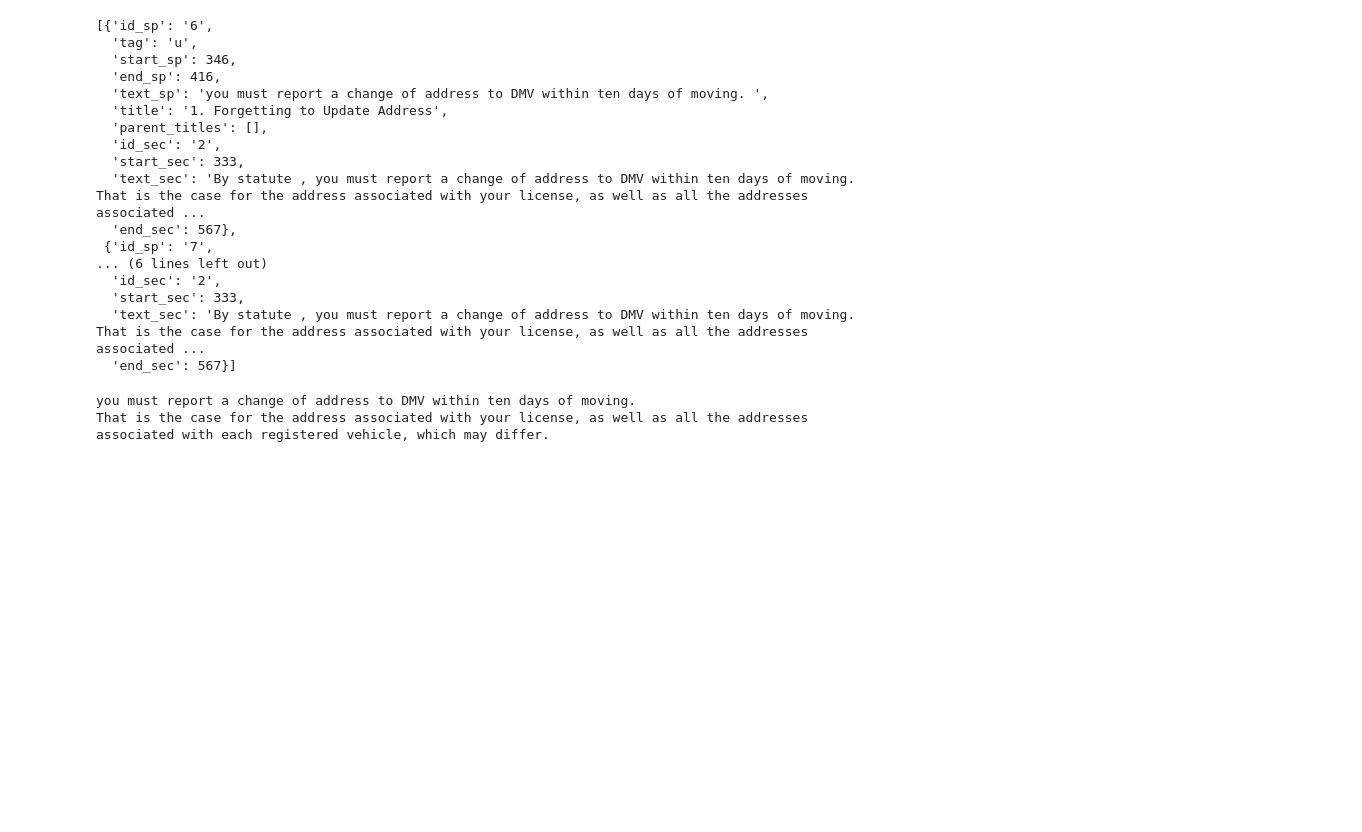
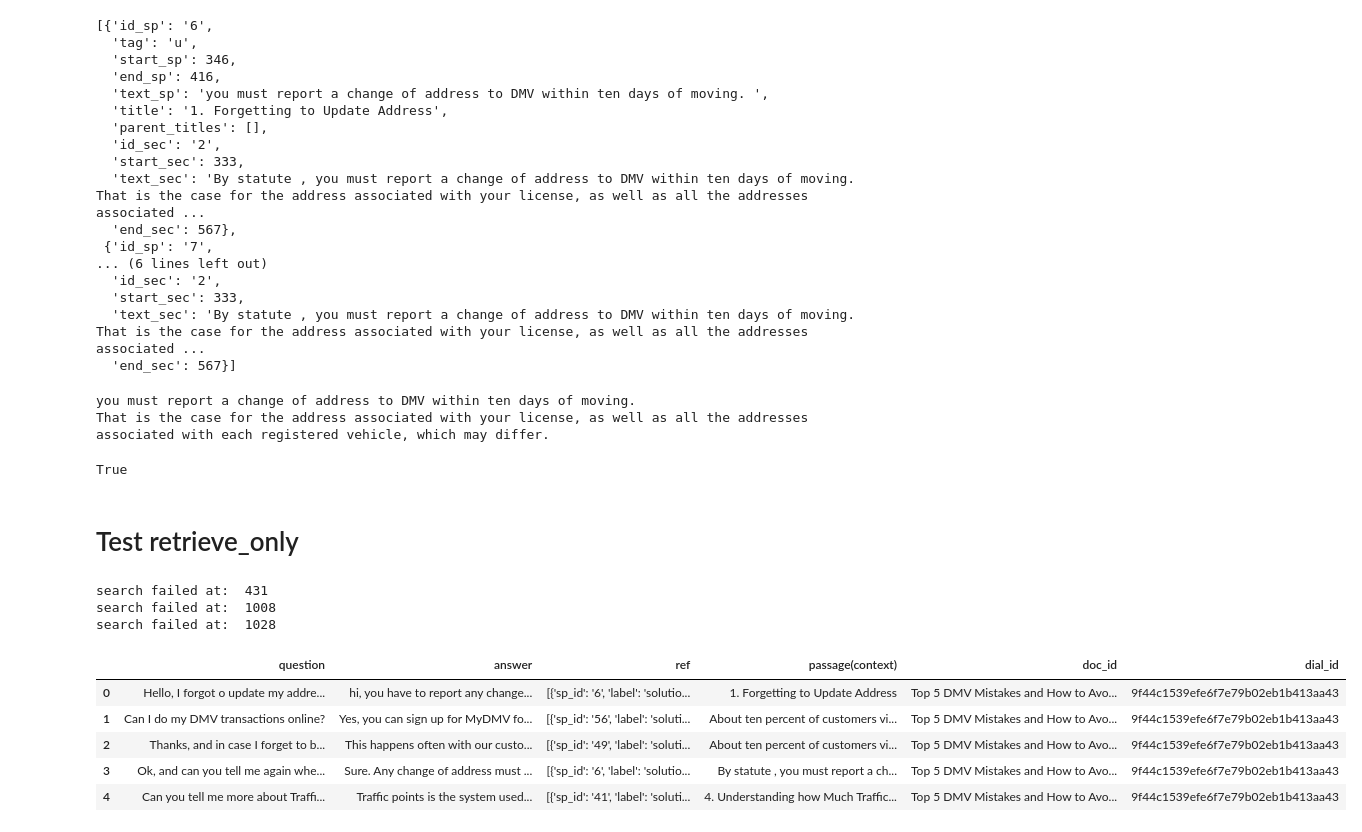
Before and after one commit to gong7788/Attributed-QA, a Jupyter notebook: playground.ipynb, the cells around one changed output. Cells and saved outputs as stored; diff of their text form; code cells hidden in the pictures; blank space fills up the shorter version.

```diff
--- a/playground.ipynb
+++ b/playground.ipynb
@@ -519,3 +519,10 @@ print('\n'.join(ref_list))
 # %% [output]
 you must report a change of address to DMV within ten days of moving.
 That is the case for the address associated with your license, as well as all the addresses associated with each registered vehicle, which may differ.
+# %%
+csv_file = 'data/doc2dial/qa_train_dmv.csv'
+'doc2dial' in csv_file
+# %% [output]
+True
+# %% [markdown]
+# Test retrieve_only
@@ -521,0 +531,16 @@ That is the case for the address associated with your license, as well as all th
+# %%
+data_path = 'data/doc2dial/qa_train_dmv.csv'
+result_df, failed_doc_ids = retrieve_only(data_path, cs=500, c_overlap=0, new_method=False)
+# %% [output]
+search failed at:  431
+search failed at:  1008
+search failed at:  1028
+# %%
+result_df.head()
+# %% [output]
+|  | question | answer | ref | passage(context) | doc_id | dial_id |
+| 0 | Hello, I forgot o update my addre... | hi, you have to report any change... | [{'sp_id': '6', 'label': 'solutio... | 1. Forgetting to Update Address | Top 5 DMV Mistakes and How to Avo... | 9f44c1539efe6f7e79b02eb1b413aa43 |
+| 1 | Can I do my DMV transactions online? | Yes, you can sign up for MyDMV fo... | [{'sp_id': '56', 'label': 'soluti... | About ten percent of customers vi... | Top 5 DMV Mistakes and How to Avo... | 9f44c1539efe6f7e79b02eb1b413aa43 |
+| 2 | Thanks, and in case I forget to b... | This happens often with our custo... | [{'sp_id': '49', 'label': 'soluti... | About ten percent of customers vi... | Top 5 DMV Mistakes and How to Avo... | 9f44c1539efe6f7e79b02eb1b413aa43 |
+| 3 | Ok, and can you tell me again whe... | Sure. Any change of address must ... | [{'sp_id': '6', 'label': 'solutio... | By statute , you must report a ch... | Top 5 DMV Mistakes and How to Avo... | 9f44c1539efe6f7e79b02eb1b413aa43 |
+| 4 | Can you tell me more about Traffi... | Traffic points is the system used... | [{'sp_id': '41', 'label': 'soluti... | 4. Understanding how Much Traffic... | Top 5 DMV Mistakes and How to Avo... | 9f44c1539efe6f7e79b02eb1b413aa43 |
```
Also changed, not shown: parts of 3 cells of this notebook, 10 other files.
